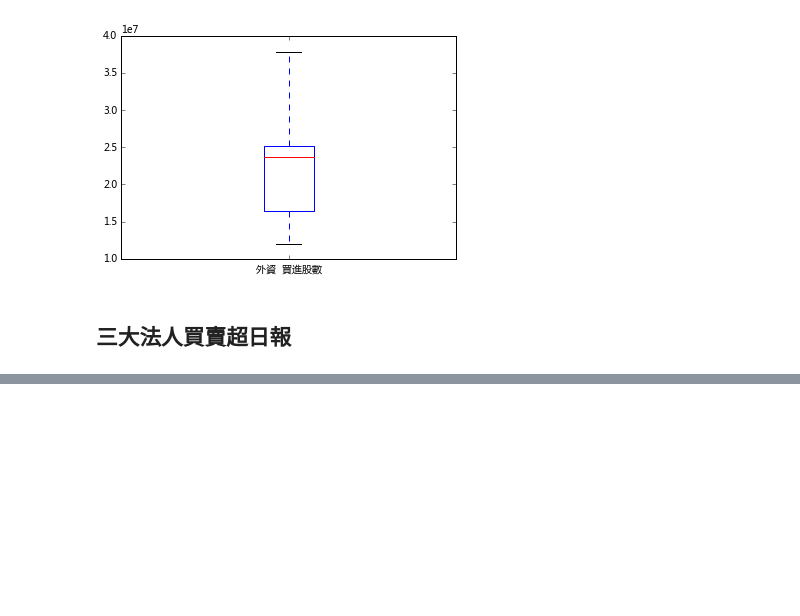
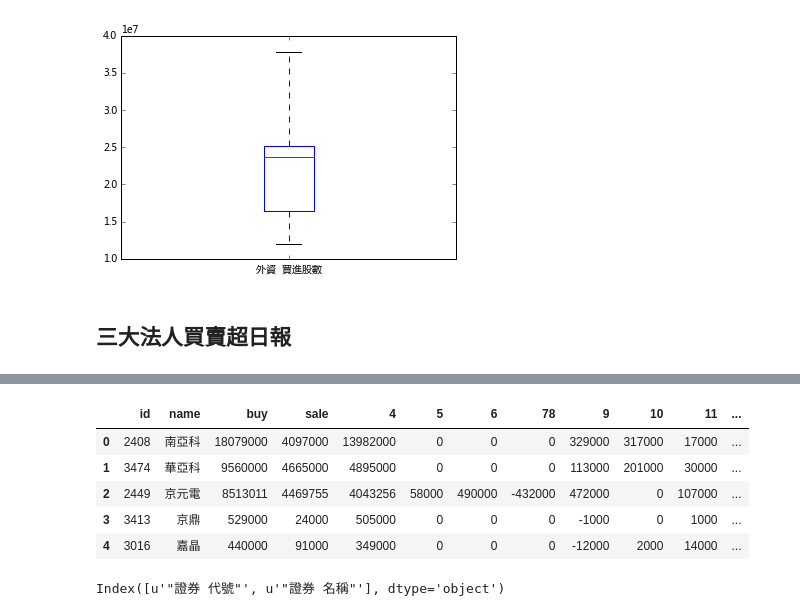
Before and after one commit to ywchiu/pyfinance, a Jupyter notebook: 20160515Demo.ipynb, the cells around one changed output, grey strips where cells are left out. Saved outputs shown, nothing was run; the diff lists cells and outputs as text; code cells hidden in the pictures; blank space fills up the shorter version.

```diff
--- a/20160515Demo.ipynb
+++ b/20160515Demo.ipynb
@@ -220,0 +302,29 @@ stockdf = pd.concat(dfall)
+# %%
+import sqlite3 as lite
+con = lite.connect('finance2.sqlite')
+stockdf.to_sql(name = 'trading_volume', index=False, con = con, if_exists="replace")
+#con.commit()
+con.close()
+# %%
+#stockdf.head()
+#len(stockdf.columns)
+stockdf.columns = ['id', 'name', 'buy', 'sale', '4','5', '6', '7' '8','9','10','11','12', '13', '14', '15', '16', 'date']
+# %%
+with lite.connect('finance2.sqlite') as con:
+    stockdf.to_sql(name = 'trading_volume', index=False, con = con, if_exists="replace")
+# %%
+import pandas as pd
+with lite.connect('finance2.sqlite') as con:
+    df2 = pd.read_sql_query('select * from trading_volume', con)
+df2.head()
+# %% [output]
+|  | id | name | buy | sale | 4 | 5 | 6 | 78 | 9 | 10 | 11 | ... |
+| 0 | 2408 | 南亞科 | 18079000 | 4097000 | 13982000 | 0 | 0 | 0 | 329000 | 317000 | 17000 | ... |
+| 1 | 3474 | 華亞科 | 9560000 | 4665000 | 4895000 | 0 | 0 | 0 | 113000 | 201000 | 30000 | ... |
+| 2 | 2449 | 京元電 | 8513011 | 4469755 | 4043256 | 58000 | 490000 | -432000 | 472000 | 0 | 107000 | ... |
+| 3 | 3413 | 京鼎 | 529000 | 24000 | 505000 | 0 | 0 | 0 | -1000 | 0 | 1000 | ... |
+| 4 | 3016 | 嘉晶 | 440000 | 91000 | 349000 | 0 | 0 | 0 | -12000 | 2000 | 14000 | ... |
+# %%
+df2.columns
+# %% [output]
+Index([u'"證券 代號"', u'"證券 名稱"'], dtype='object')
```
Also changed, not shown: parts of 9 cells of this notebook.
